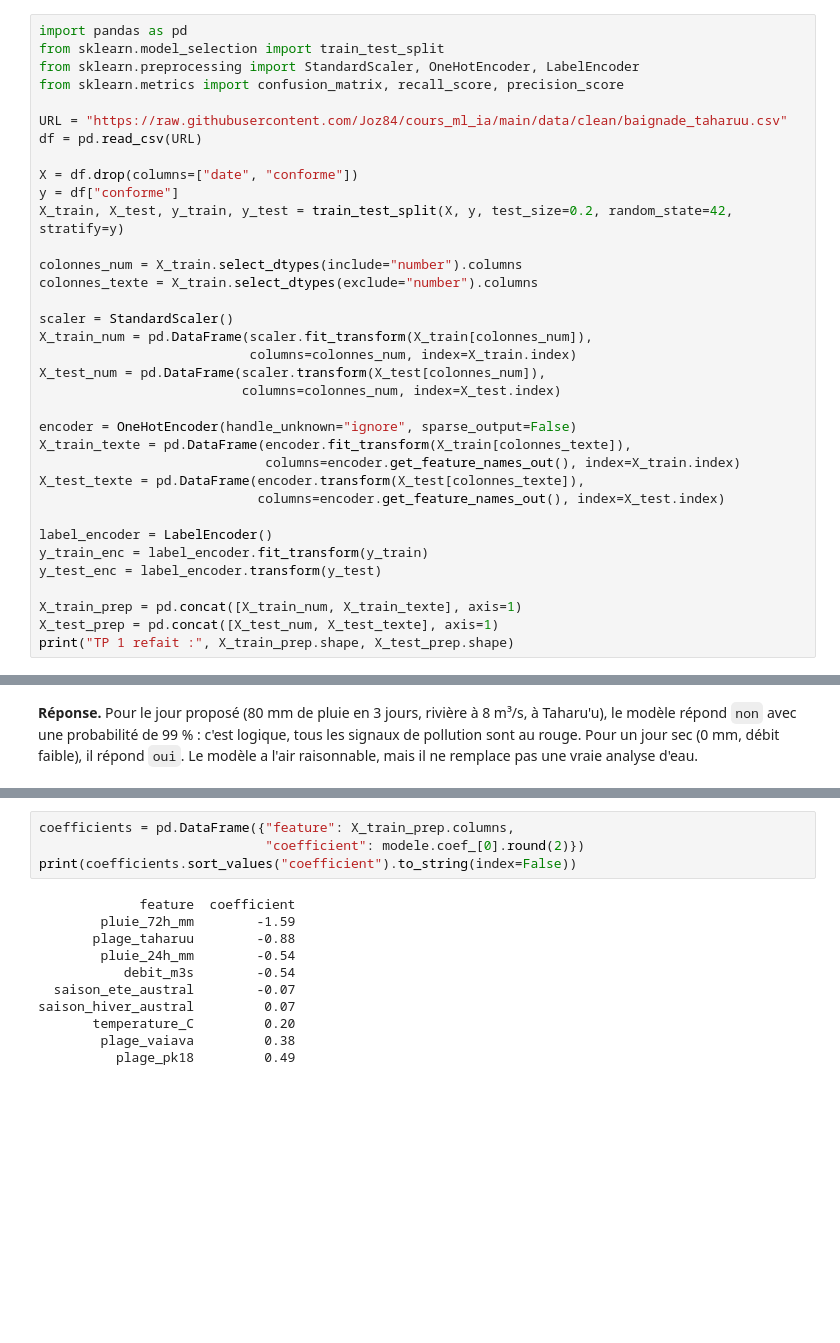
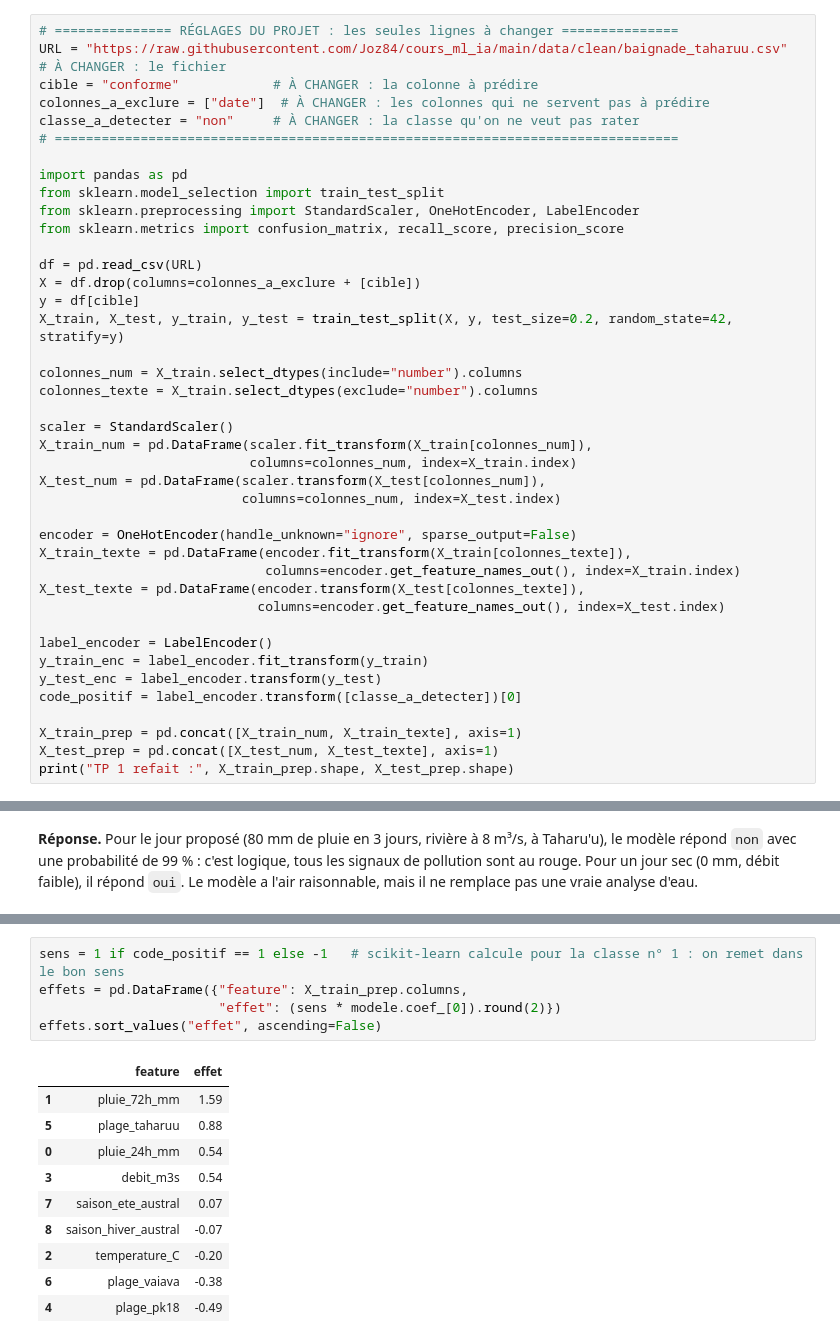
Before and after one commit to Joz84/cours_ml_ia, a Jupyter notebook: tp/classification/TP_classification_CORRIGE.ipynb, the cells around one changed output, grey strips where cells are left out. Drawn from its saved outputs; the diff is of its cells as text; blank space fills up the shorter version.

```diff
--- a/tp/classification/TP_classification_CORRIGE.ipynb
+++ b/tp/classification/TP_classification_CORRIGE.ipynb
@@ -471,14 +507,19 @@ Ouvrez un nouveau notebook Colab, ou continuez dans celui du TP 1, et exécutez
 # %%
+# =============== RÉGLAGES DU PROJET : les seules lignes à changer ===============
+URL = "https://raw.githubusercontent.com/Joz84/cours_ml_ia/main/data/clean/baignade_taharuu.csv"  # À CHANGER : le fichier
+cible = "conforme"            # À CHANGER : la colonne à prédire
+colonnes_a_exclure = ["date"]  # À CHANGER : les colonnes qui ne servent pas à prédire
+classe_a_detecter = "non"     # À CHANGER : la classe qu'on ne veut pas rater
+# ================================================================================
+
 import pandas as pd
 from sklearn.model_selection import train_test_split
 from sklearn.preprocessing import StandardScaler, OneHotEncoder, LabelEncoder
 from sklearn.metrics import confusion_matrix, recall_score, precision_score
 
-URL = "https://raw.githubusercontent.com/Joz84/cours_ml_ia/main/data/clean/baignade_taharuu.csv"
 df = pd.read_csv(URL)
-
-X = df.drop(columns=["date", "conforme"])
-y = df["conforme"]
+X = df.drop(columns=colonnes_a_exclure + [cible])
+y = df[cible]
 X_train, X_test, y_train, y_test = train_test_split(X, y, test_size=0.2, random_state=42, stratify=y)
 
 colonnes_num = X_train.select_dtypes(include="number").columns
@@ -499,6 +540,7 @@ X_test_texte = pd.DataFrame(encoder.transform(X_test[colonnes_texte]),
 label_encoder = LabelEncoder()
 y_train_enc = label_encoder.fit_transform(y_train)
 y_test_enc = label_encoder.transform(y_test)
+code_positif = label_encoder.transform([classe_a_detecter])[0]
 
 X_train_prep = pd.concat([X_train_num, X_train_texte], axis=1)
 X_test_prep = pd.concat([X_test_num, X_test_texte], axis=1)
@@ -821,18 +860,19 @@ Avec vos propres valeurs, le résultat change, bien sûr.
-# %%
-coefficients = pd.DataFrame({"feature": X_train_prep.columns,
-                             "coefficient": modele.coef_[0].round(2)})
-print(coefficients.sort_values("coefficient").to_string(index=False))
-# %% [output]
-             feature  coefficient
-        pluie_72h_mm        -1.59
-       plage_taharuu        -0.88
-        pluie_24h_mm        -0.54
-           debit_m3s        -0.54
-  saison_ete_austral        -0.07
-saison_hiver_austral         0.07
-       temperature_C         0.20
-        plage_vaiava         0.38
-          plage_pk18         0.49
+# %%
+sens = 1 if code_positif == 1 else -1   # scikit-learn calcule pour la classe n° 1 : on remet dans le bon sens
+effets = pd.DataFrame({"feature": X_train_prep.columns,
+                       "effet": (sens * modele.coef_[0]).round(2)})
+effets.sort_values("effet", ascending=False)
+# %% [output]
+|  | feature | effet |
+| 1 | pluie_72h_mm | 1.59 |
+| 5 | plage_taharuu | 0.88 |
+| 0 | pluie_24h_mm | 0.54 |
+| 3 | debit_m3s | 0.54 |
+| 7 | saison_ete_austral | 0.07 |
+| 8 | saison_hiver_austral | -0.07 |
+| 2 | temperature_C | -0.20 |
+| 6 | plage_vaiava | -0.38 |
+| 4 | plage_pk18 | -0.49 |
 # %% [markdown]
 **Ce que vous devez obtenir**
 
```
Also changed, not shown: parts of 55 cells of this notebook, 7 other files.
